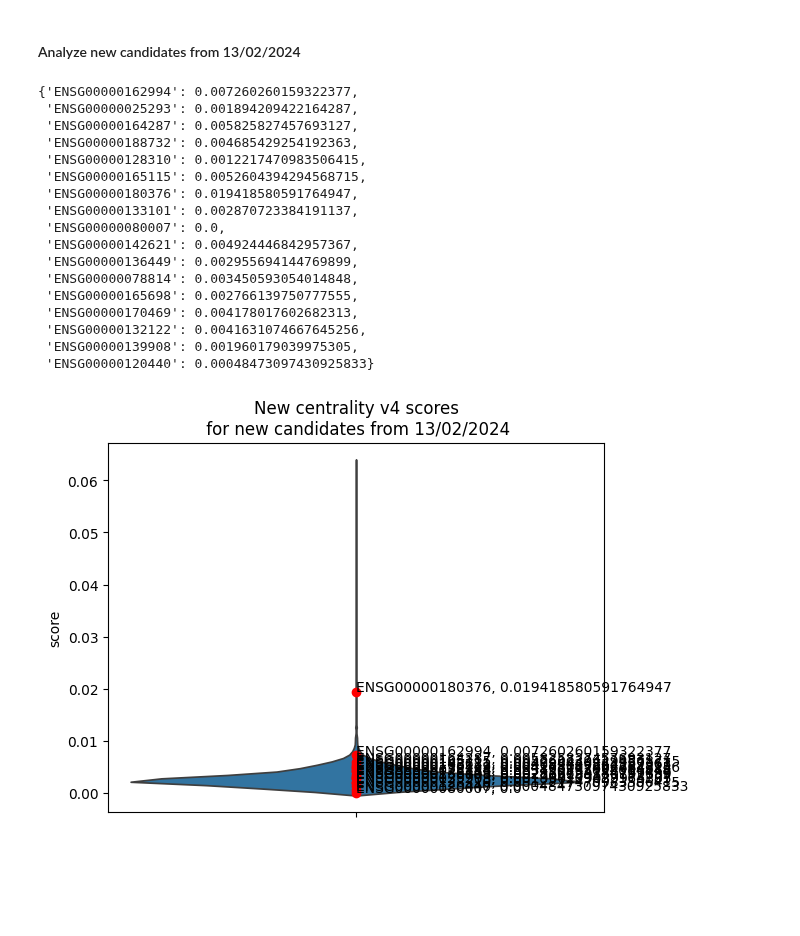
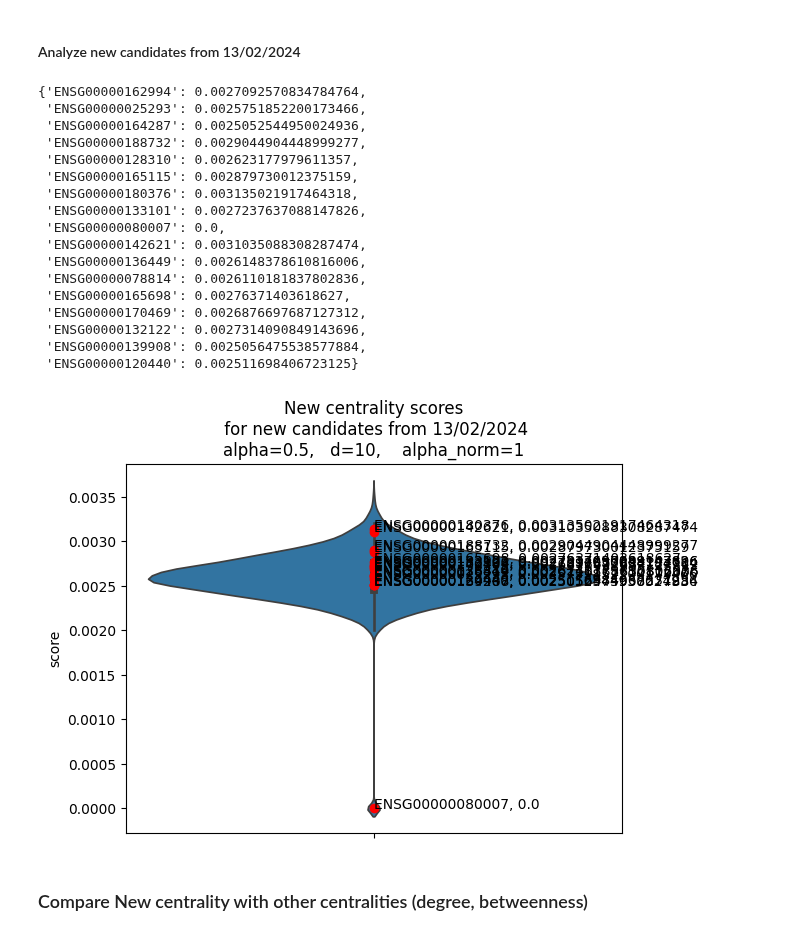
Before and after one commit to jjjk123/grexome-TIMC-Secondary-interactome, a Jupyter notebook: Interactome/jupyter_notebooks/analyze_scores_newCentrality.ipynb, the cells around one changed output. Saved outputs shown, nothing was run; the diff lists cells and outputs as text; code cells hidden in the pictures; blank space fills up the shorter version.

Commit message:
added comparison to other centralities

```diff
--- a/Interactome/jupyter_notebooks/analyze_scores_newCentrality.ipynb
+++ b/Interactome/jupyter_notebooks/analyze_scores_newCentrality.ipynb
@@ -48,5 +58,9 @@ def parse_leave_one_out(scores_file):
 # %%
-def concatenate_scores(scores, scores_left_out):
+def compare_scores(scores, scores_left_out):
+    scores = scores.copy()
+    for left_out in scores_left_out:
+        del scores[left_out]
+
     df_scores = pandas.DataFrame.from_dict(scores,
                                        orient='index',
                                        columns=['score'])
@@ -61,9 +75,13 @@ def concatenate_scores(scores, scores_left_out):
     # concatenate dataframes for comparison
     df_compare = pandas.concat([df_scores, df_scores_left_out])
 
-    stat, p_value = ranksums(df_scores['score'].values, df_scores_left_out['score'].values)
+    stat, pvalue = scipy.stats.ranksums(df_scores['score'].values, df_scores_left_out['score'].values, alternative='less')
 
-    return df_compare, p_value
+    pvalue_thresh = check_pvalue(pvalue)
+
+    print(stat, pvalue)
+
+    return df_compare, pvalue_thresh
 # %%
 def causal_genes_at_distance(dict_distances, node, d):
     try:
@@ -99,9 +118,9 @@ ALPHA_NORM = 1
 interactome = parse_interactome(interactome_file="/home/kubicaj/calc/input/Interactome_human.sif")
 
 alpha = str(ALPHA).replace('.', '')
-scores = parse_scores(f"/home/kubicaj/calc/output/New_centrality_v6/alpha{alpha}_dmax{D_MAX}_alphanorm_{ALPHA_NORM}/scores.tsv")
-scores_leave_one_out = parse_leave_one_out(f"/home/kubicaj/calc/output/New_centrality_v6/alpha{alpha}_dmax{D_MAX}_alphanorm_{ALPHA_NORM}/scores_leave_one_out.tsv")
+scores = parse_scores(f"/home/kubicaj/calc/output/New_centrality_v8/{PHENOTYPE}/alpha{alpha}_dmax{D_MAX}_alphanorm_{ALPHA_NORM}/scores.tsv")
+scores_leave_one_out = parse_leave_one_out(f"/home/kubicaj/calc/output/New_centrality_v8/{PHENOTYPE}/alpha{alpha}_dmax{D_MAX}_alphanorm_{ALPHA_NORM}/scores_leave_one_out.tsv")
 # %% [markdown]
 #### Analyze leave-one-out results: newCentrality.py
 # %%
-df_compare, p_value = concatenate_scores(scores, scores_leave_one_out)
+df_compare, p_value = compare_scores(scores, scores_leave_one_out)
@@ -166,14 +159,0 @@ NameError: name 'causal_genes' is not defined
-# %%
-# get more info about each node (degree, causal genes at distances)
-for n, score in scores_sorted.items():
-    scores_sorted[n] = [score,
-                        interactome.degree(n),
-                        (n in causal_genes_list),
-                        causal_genes_at_distance(dict_distances, n, 1),
-                        causal_genes_at_distance(dict_distances, n, 2),
-                        causal_genes_at_distance(dict_distances, n, 3),
-                        causal_genes_at_distance(dict_distances, n, 4)]
-
-df = pandas.DataFrame.from_dict(scores_sorted,
-                                orient='index',
-                                columns=['score', 'degree', 'isCausal', 'causal genes at d=1', 'causal genes at d=2', 'causal genes at d=3', 'causal genes at d=4'])
@@ -199,29 +175,31 @@ scores_new_candidates = {n: scores.get(n) for n in new_candidates}
 # %%
 scores_new_candidates
 # %% [output]
-{'ENSG00000162994': 0.007260260159322377,
- 'ENSG00000025293': 0.001894209422164287,
- 'ENSG00000164287': 0.005825827457693127,
- 'ENSG00000188732': 0.004685429254192363,
- 'ENSG00000128310': 0.0012217470983506415,
- 'ENSG00000165115': 0.0052604394294568715,
- 'ENSG00000180376': 0.019418580591764947,
- 'ENSG00000133101': 0.002870723384191137,
+{'ENSG00000162994': 0.0027092570834784764,
+ 'ENSG00000025293': 0.0025751852200173466,
+ 'ENSG00000164287': 0.0025052544950024936,
+ 'ENSG00000188732': 0.0029044904448999277,
+ 'ENSG00000128310': 0.002623177979611357,
+ 'ENSG00000165115': 0.002879730012375159,
+ 'ENSG00000180376': 0.003135021917464318,
+ 'ENSG00000133101': 0.0027237637088147826,
  'ENSG00000080007': 0.0,
- 'ENSG00000142621': 0.004924446842957367,
- 'ENSG00000136449': 0.002955694144769899,
- 'ENSG00000078814': 0.003450593054014848,
- 'ENSG00000165698': 0.002766139750777555,
- 'ENSG00000170469': 0.004178017602682313,
- 'ENSG00000132122': 0.0041631074667645256,
- 'ENSG00000139908': 0.001960179039975305,
- 'ENSG00000120440': 0.00048473097430925833}
+ 'ENSG00000142621': 0.0031035088308287474,
+ 'ENSG00000136449': 0.0026148378610816006,
+ 'ENSG00000078814': 0.0026110181837802836,
+ 'ENSG00000165698': 0.00276371403618627,
+ 'ENSG00000170469': 0.0026876697687127312,
+ 'ENSG00000132122': 0.0027314090849143696,
+ 'ENSG00000139908': 0.0025056475538577884,
+ 'ENSG00000120440': 0.002511698406723125}
 # %%
-seaborn.violinplot(data=df, y='score')
-matplotlib.pyplot.title("New centrality scores\n for new candidates from 13/02/2024")
+seaborn.violinplot(data=df_compare, y='score')
+matplotlib.pyplot.title(f"New centrality scores\n for new candidates from 13/02/2024\nalpha={ALPHA},   d={D_MAX},    alpha_norm={ALPHA_NORM}")
 
 for canidate, score in scores_new_candidates.items():
     matplotlib.pyplot.plot(score, 'or')
     matplotlib.pyplot.text(0, score, s=f"{canidate}, {score}")
 # %% [output]
-[figure, old version]
+[figure, new version]
+# %% [markdown]
+### Compare New centrality with other centralities (degree, betweenness)
```
Also changed, not shown: parts of 19 cells of this notebook.
